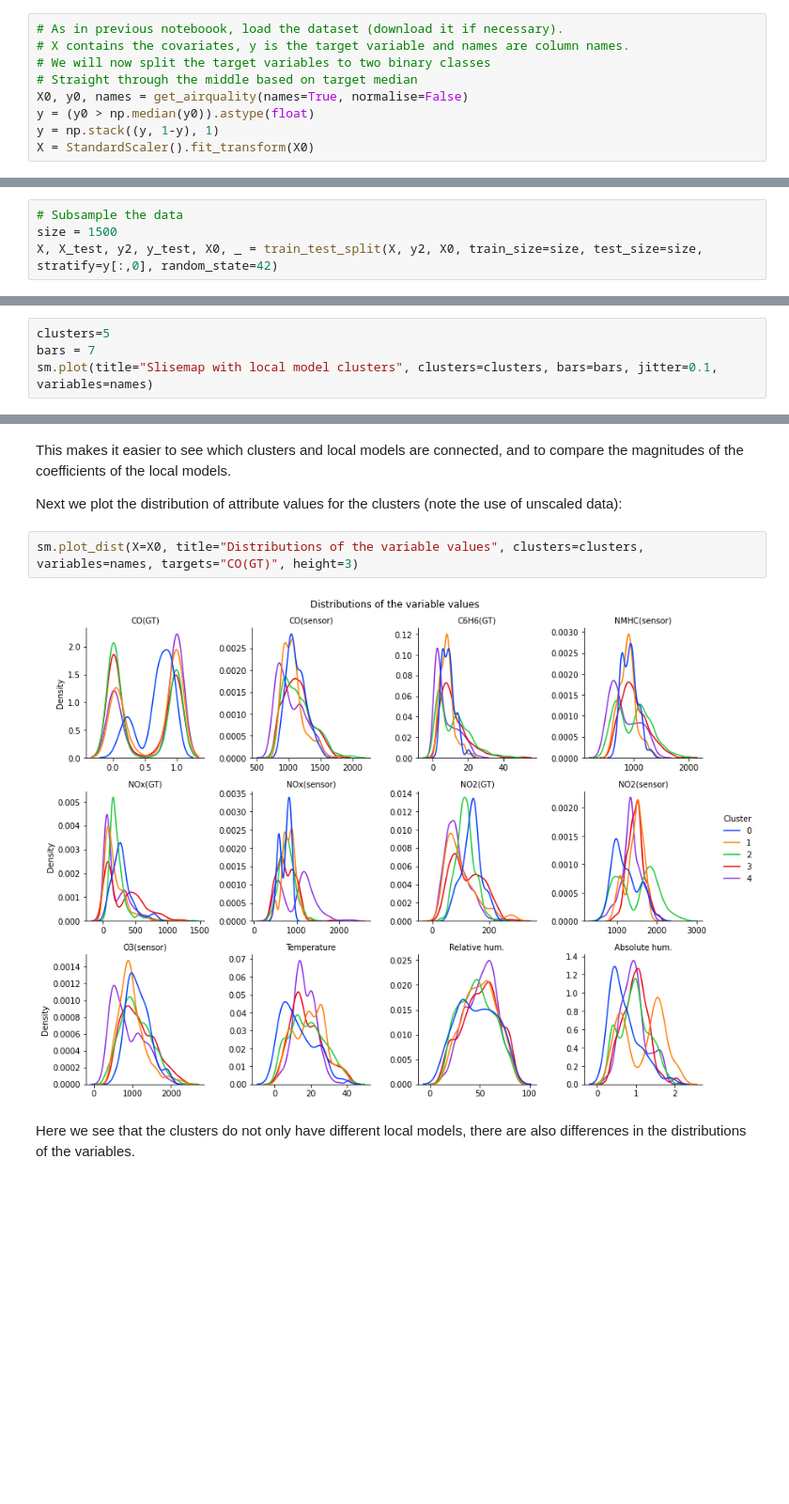
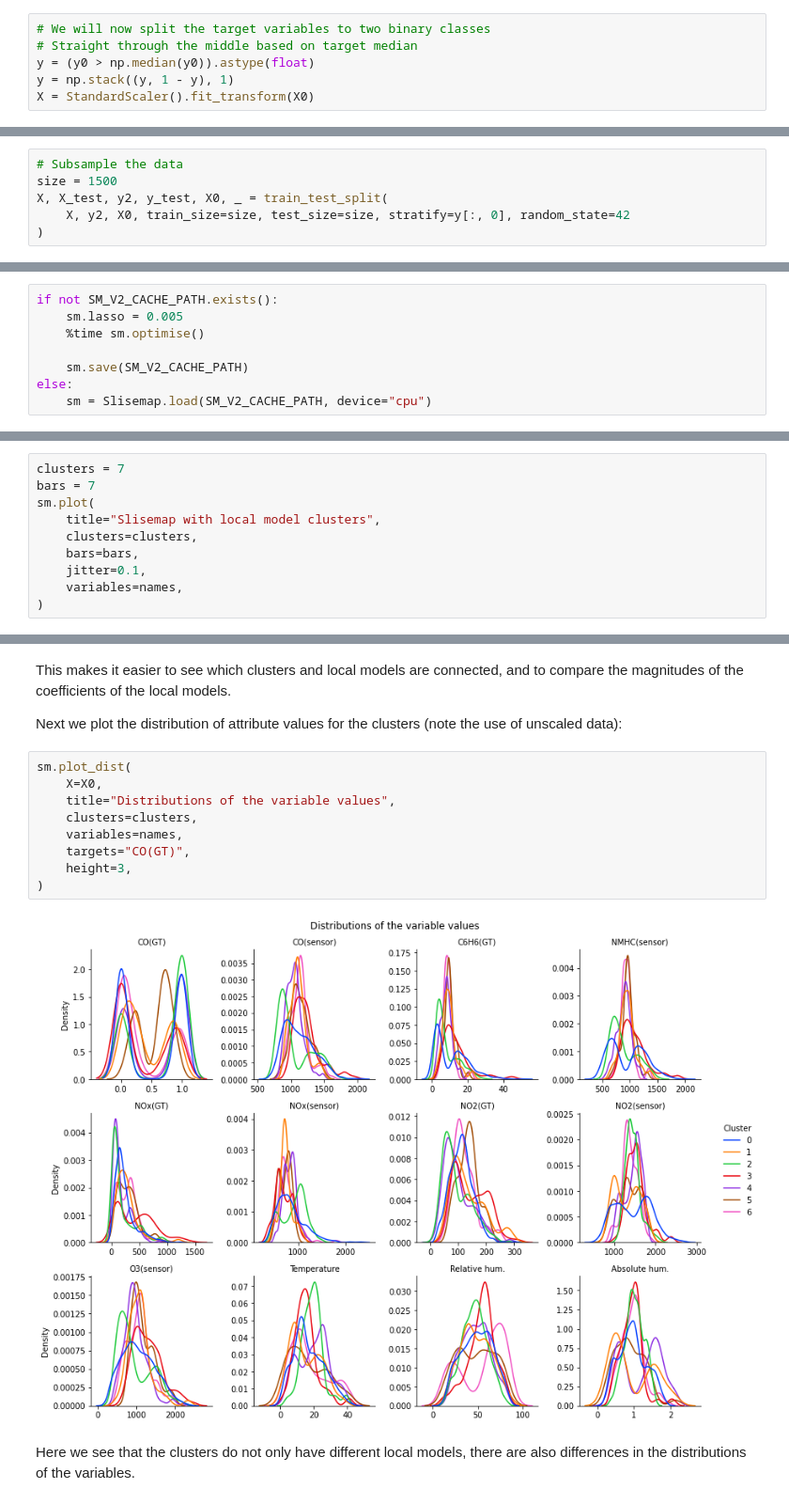
Before and after one commit to edahelsinki/slisemap, a Jupyter notebook: examples/02_classification_example_airquality.ipynb, the cells around one changed output, grey strips where cells are left out. Shown: that part at 94% size. Saved outputs shown, nothing was run; the diff lists cells and outputs as text; blank space fills up the shorter version.

```diff
--- a/examples/02_classification_example_airquality.ipynb
+++ b/examples/02_classification_example_airquality.ipynb
@@ -29,11 +98,8 @@ The Air Quality dataset contains 7355 hourly instances of 12 different air quali
 # %%
-# As in previous noteboook, load the dataset (download it if necessary).
-# X contains the covariates, y is the target variable and names are column names.
 # We will now split the target variables to two binary classes
 # Straight through the middle based on target median
-X0, y0, names = get_airquality(names=True, normalise=False)
 y = (y0 > np.median(y0)).astype(float)
-y = np.stack((y, 1-y), 1)
+y = np.stack((y, 1 - y), 1)
 X = StandardScaler().fit_transform(X0)
 # %% [markdown]
 ### Black box model
@@ -49,5 +115,7 @@ Since we are now dealing with a classification task we replace the default white
 # %%
 # Subsample the data
 size = 1500
-X, X_test, y2, y_test, X0, _ = train_test_split(X, y2, X0, train_size=size, test_size=size, stratify=y[:,0], random_state=42)
+X, X_test, y2, y_test, X0, _ = train_test_split(
+    X, y2, X0, train_size=size, test_size=size, stratify=y[:, 0], random_state=42
+)
 # %% [markdown]
@@ -91,0 +159,8 @@ Wall time: 1min 40s
+# %%
+if not SM_V2_CACHE_PATH.exists():
+    sm.lasso = 0.005
+    %time sm.optimise()
+
+    sm.save(SM_V2_CACHE_PATH)
+else:
+    sm = Slisemap.load(SM_V2_CACHE_PATH, device="cpu")
@@ -100,7 +178,13 @@ Now the local models are more sparse (more coefficients are zero). This makes th
 
 Next we will add some jitter and plot the local models in a bar plot:
 # %%
-clusters=5
+clusters = 7
 bars = 7
-sm.plot(title="Slisemap with local model clusters", clusters=clusters, bars=bars, jitter=0.1, variables=names)
+sm.plot(
+    title="Slisemap with local model clusters",
+    clusters=clusters,
+    bars=bars,
+    jitter=0.1,
+    variables=names,
+)
 # %% [output]
@@ -110,9 +194,16 @@ This makes it easier to see which clusters and local models are connected, and t
 
 Next we plot the distribution of attribute values for the clusters (note the use of unscaled data):
 # %%
-sm.plot_dist(X=X0, title="Distributions of the variable values", clusters=clusters, variables=names, targets="CO(GT)", height=3)
+sm.plot_dist(
+    X=X0,
+    title="Distributions of the variable values",
+    clusters=clusters,
+    variables=names,
+    targets="CO(GT)",
+    height=3,
+)
 # %% [output]
-[figure, old version]
+[figure, new version]
 # %% [markdown]
 Here we see that the clusters do not only have different local models, there are also differences in the distributions of the variables.
 # %% [markdown]
```
Also changed, not shown: parts of 18 cells of this notebook, 6 other files.
